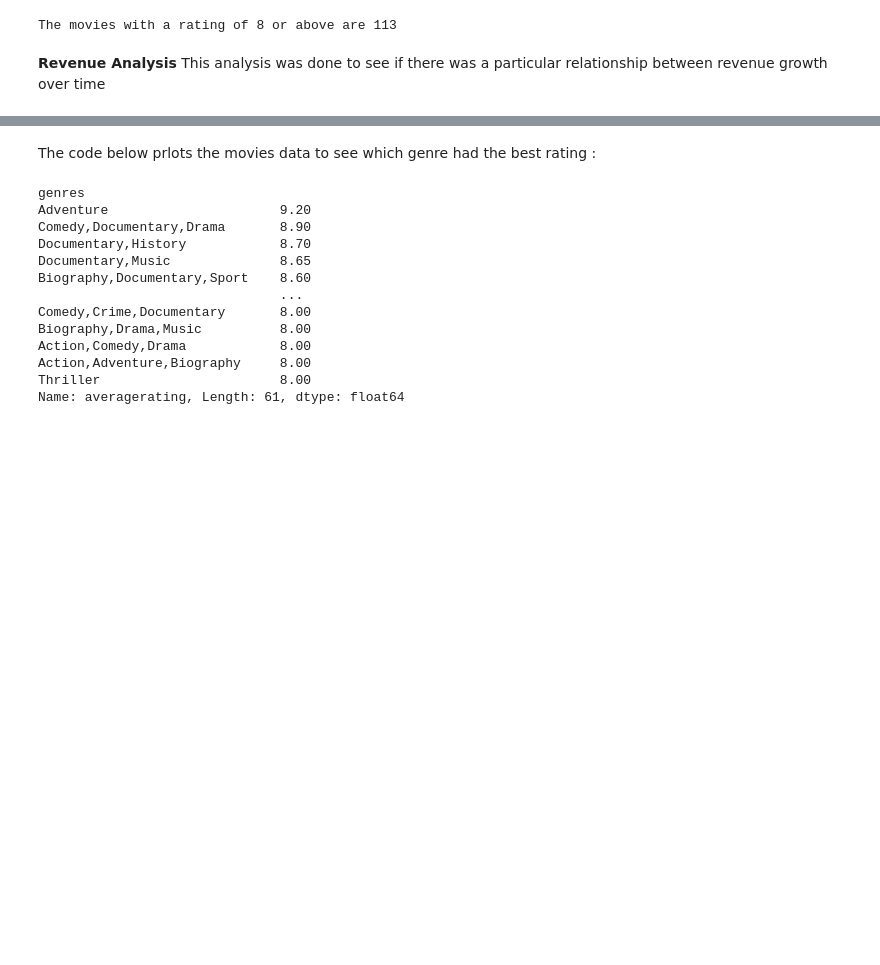
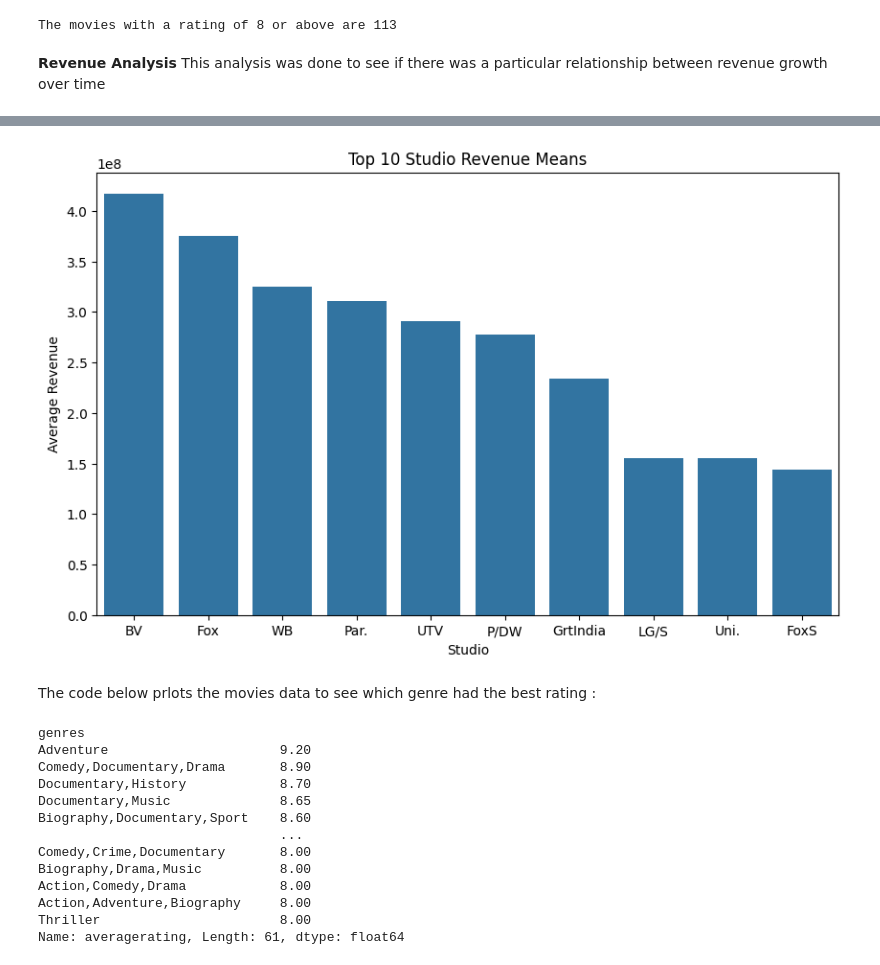
Before and after one commit to vmicheni123/dsc-dictionaries-lab, a Jupyter notebook: Valerian_Project.ipynb, the cells around one changed output, grey strips where cells are left out. Cells and saved outputs as stored; diff of their text form; code cells hidden in the pictures; blank space fills up the shorter version.

```diff
--- a/Valerian_Project.ipynb
+++ b/Valerian_Project.ipynb
@@ -291,0 +294,4 @@ plt.show()
+# %%
+#group revenue means bys tudio
+studio_revenue_means = top_rated_movies.groupby('studio')['foreign_gross'].mean().sort_values(ascending=False)
+len(studio_revenue_means)
@@ -291,0 +300,4 @@ plt.show()
+# %%
+#pick the top 10 studio revenue means
+top_10_studio_revenue_means = studio_revenue_means.head(10)
+top_10_studio_revenue_means
@@ -292,3 +317,13 @@ plt.show()
+# %%
+#plot top 10 studio revenue means
+plt.figure(figsize=(10, 6))
+sns.barplot(x=top_10_studio_revenue_means.index, y=top_10_studio_revenue_means)
+plt.title('Top 10 Studio Revenue Means')
+plt.xlabel('Studio')
+plt.ylabel('Average Revenue')
+plt.show()
+# %% [output]
+[figure, added]
 # %% [markdown]
 The code below prlots the movies data to see which genre had the best rating :
 # %%
```
Also changed, not shown: parts of 5 cells of this notebook.
